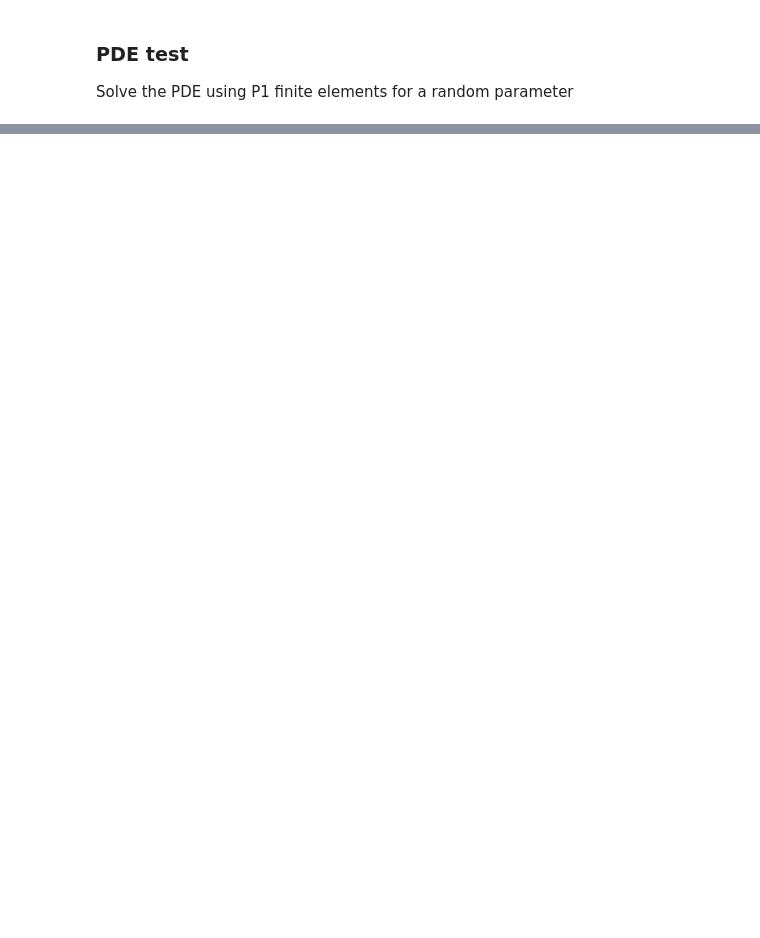
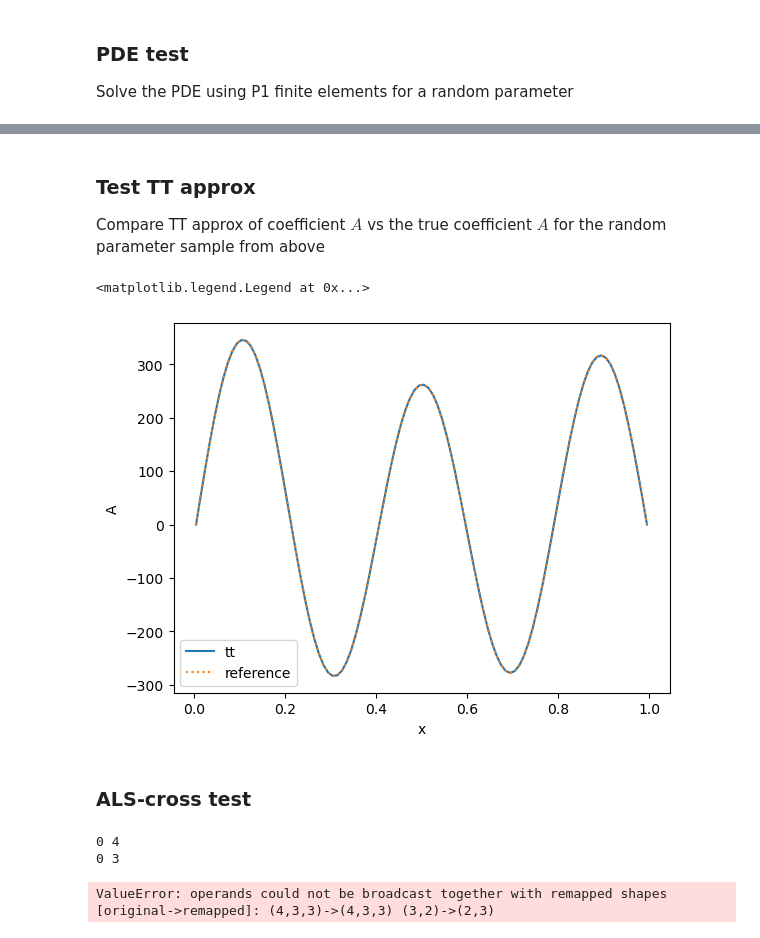
Before and after one commit to huberbenno/TT-IRT, a Jupyter notebook: python/als_cross_rework/test.ipynb, the cells around one changed output, grey strips where cells are left out. Saved outputs shown, nothing was run; the diff lists cells and outputs as text; code cells hidden in the pictures; blank space fills up the shorter version.

```diff
--- a/python/als_cross_rework/test.ipynb
+++ b/python/als_cross_rework/test.ipynb
@@ -88,0 +117,21 @@ Text(0, 0.5, 'A')
+# %% [markdown]
+### Test TT approx
+
+Compare TT approx of coefficient $A$ vs the true coefficient $A$ for the random parameter sample from above
+# %%
+# eval TT-approx of coeff
+C_eval = np.empty(Nx)
+for i in range(Nx):
+  C_eval[i] = C[np.concatenate((np.array([i]), y))]
+
+fig, ax = plt.subplots()
+
+x = (np.arange(0, Nx) + .5) / Nx
+ax.plot(x, C_eval, label='tt')
+ax.plot(x, C_true, ls='dotted', label="reference")
+ax.set_xlabel('x')
+ax.set_ylabel('A')
+ax.legend()
+# %% [output]
+<matplotlib.legend.Legend at 0x...>
+[figure, added]
@@ -88,0 +145,19 @@ Text(0, 0.5, 'A')
+# %% [markdown]
+### ALS-cross test
+# %%
+from als_cross import als_cross
+
+test = als_cross(
+  [C, C_const],
+  assemble_solve_SimplePDE,
+  1e-8,
+  kickrank=5
+  )
+
+test.iterate(3)
+
+print(test.get_stats())
+# %% [output]
+0 4
+0 3
+ValueError: operands could not be broadcast together with remapped shapes [original->remapped]: (4,3,3)->(4,3,3) (3,2)->(2,3)
```
Also changed, not shown: parts of 5 cells of this notebook, 1 other file.
